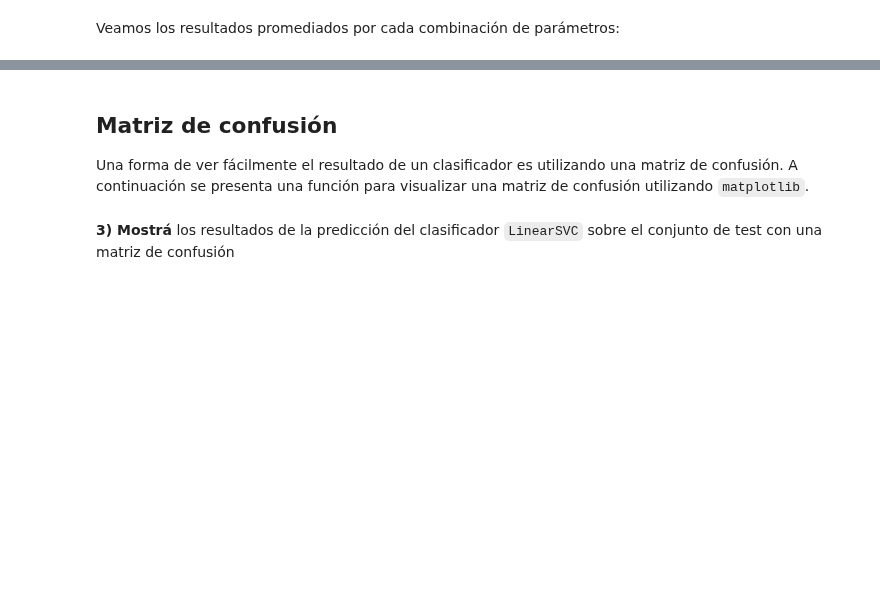
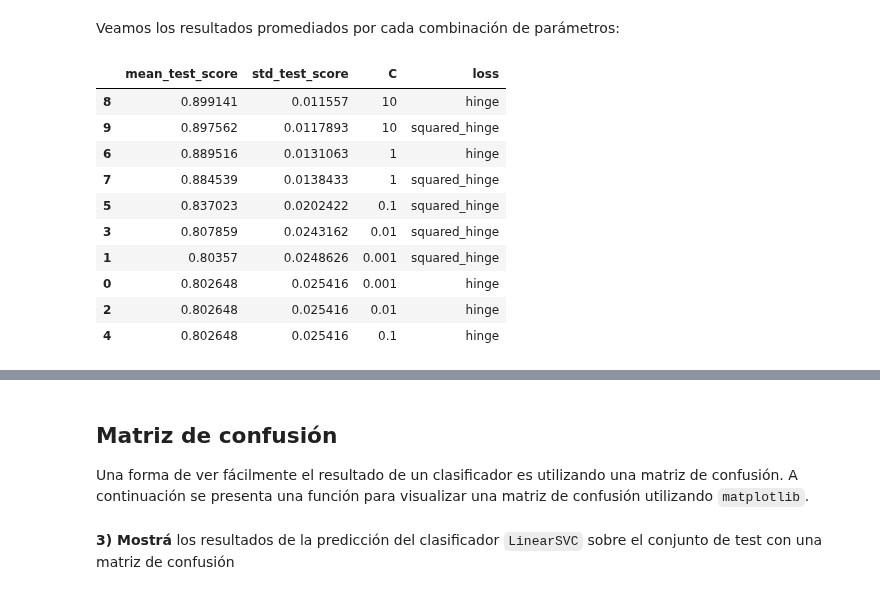
Before and after one commit to ppalomanes/acamica-ds, a Jupyter notebook: entrega05/recursos_proyecto_5.ipynb, the cells around one changed output, grey strips where cells are left out. Saved outputs shown, nothing was run; the diff lists cells and outputs as text; code cells hidden in the pictures; blank space fills up the shorter version.

```diff
--- a/entrega05/recursos_proyecto_5.ipynb
+++ b/entrega05/recursos_proyecto_5.ipynb
@@ -93,2 +157,38 @@ sorted(grid_search.grid_scores_, key=lambda x: x.mean_validation_score)
+# %%
+# Cambie esta linea por que dicho atributo fue eliminado en mi version
+import pandas as pd
+
+data = []
+C = []
+loss = []
+
+for d in grid_search.cv_results_["params"]:
+    C.append(d["C"])
+    loss.append(d["loss"])
+
+data.append(grid_search.cv_results_["mean_test_score"])
+data.append(grid_search.cv_results_["std_test_score"])
+data.append(C)
+data.append(loss)
+
+df = pd.DataFrame(data)
+df = df.T
+df.columns = ['mean_test_score',
+              'std_test_score',
+              'C',
+              'loss']
+df.sort_values(by='mean_test_score', ascending=False)
+# %% [output]
+|  | mean_test_score | std_test_score | C | loss |
+| 8 | 0.899141 | 0.011557 | 10 | hinge |
+| 9 | 0.897562 | 0.0117893 | 10 | squared_hinge |
+| 6 | 0.889516 | 0.0131063 | 1 | hinge |
+| 7 | 0.884539 | 0.0138433 | 1 | squared_hinge |
+| 5 | 0.837023 | 0.0202422 | 0.1 | squared_hinge |
+| 3 | 0.807859 | 0.0243162 | 0.01 | squared_hinge |
+| 1 | 0.80357 | 0.0248626 | 0.001 | squared_hinge |
+| 0 | 0.802648 | 0.025416 | 0.001 | hinge |
+| 2 | 0.802648 | 0.025416 | 0.01 | hinge |
+| 4 | 0.802648 | 0.025416 | 0.1 | hinge |
 # %%
 grid_search.best_params_
```
Also changed, not shown: parts of 33 cells of this notebook.
